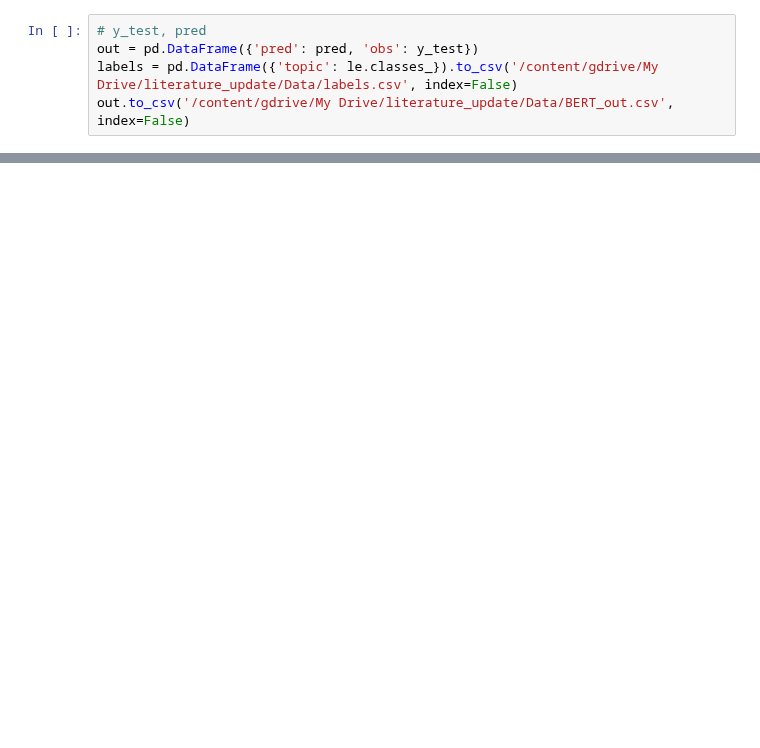
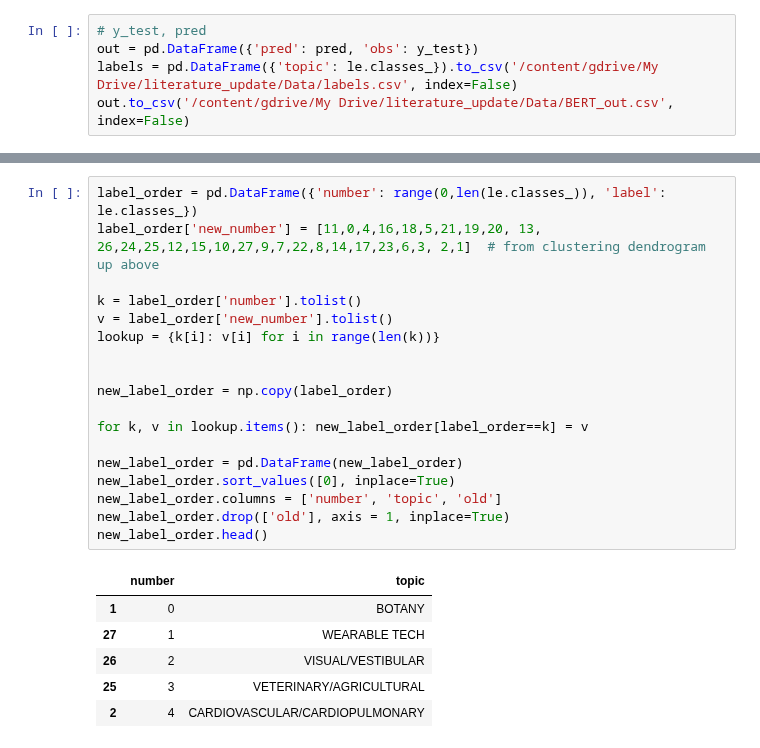
Before and after one commit to alcantarar/literature_update, a Jupyter notebook: Construct_Models/BERT_lit_up.ipynb, the cells around one changed output, grey strips where cells are left out. Drawn from its saved outputs; the diff is of its cells as text; blank space fills up the shorter version.

```diff
--- a/Construct_Models/BERT_lit_up.ipynb
+++ b/Construct_Models/BERT_lit_up.ipynb
@@ -354,0 +361,25 @@ out.to_csv('/content/gdrive/My Drive/literature_update/Data/BERT_out.csv', index
+# %%
+label_order = pd.DataFrame({'number': range(0,len(le.classes_)), 'label': le.classes_})
+label_order['new_number'] = [11,0,4,16,18,5,21,19,20, 13, 26,24,25,12,15,10,27,9,7,22,8,14,17,23,6,3, 2,1]  # from clustering dendrogram up above
+
+k = label_order['number'].tolist()
+v = label_order['new_number'].tolist()
+lookup = {k[i]: v[i] for i in range(len(k))}
+
+
+new_label_order = np.copy(label_order)
+
+for k, v in lookup.items(): new_label_order[label_order==k] = v
+
+new_label_order = pd.DataFrame(new_label_order)
+new_label_order.sort_values([0], inplace=True)
+new_label_order.columns = ['number', 'topic', 'old']
+new_label_order.drop(['old'], axis = 1, inplace=True)
+new_label_order.head()
+# %% [output]
+|  | number | topic |
+| 1 | 0 | BOTANY |
+| 27 | 1 | WEARABLE TECH |
+| 26 | 2 | VISUAL/VESTIBULAR |
+| 25 | 3 | VETERINARY/AGRICULTURAL |
+| 2 | 4 | CARDIOVASCULAR/CARDIOPULMONARY |
```
Also changed, not shown: parts of 6 cells of this notebook, 4 other files.
